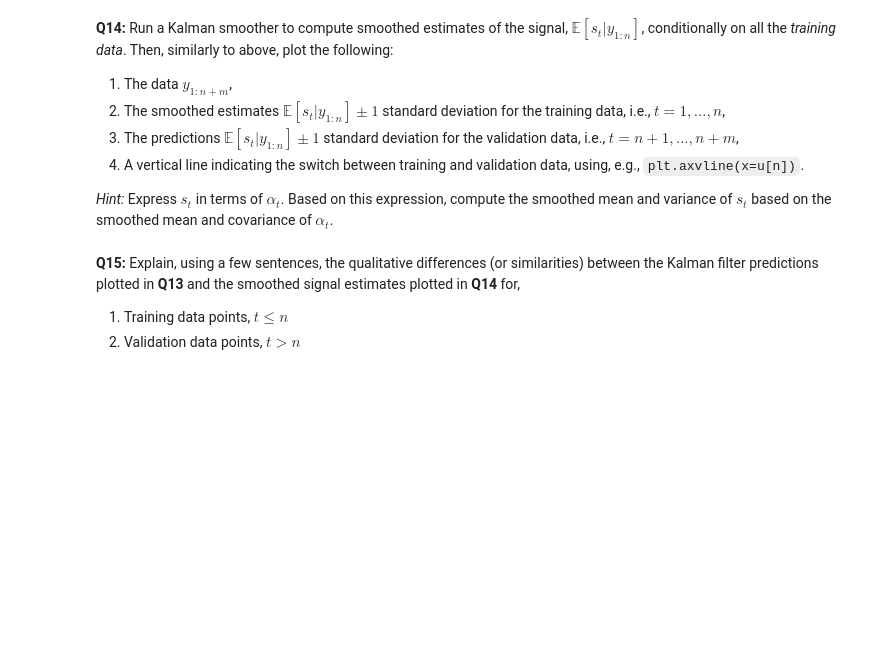
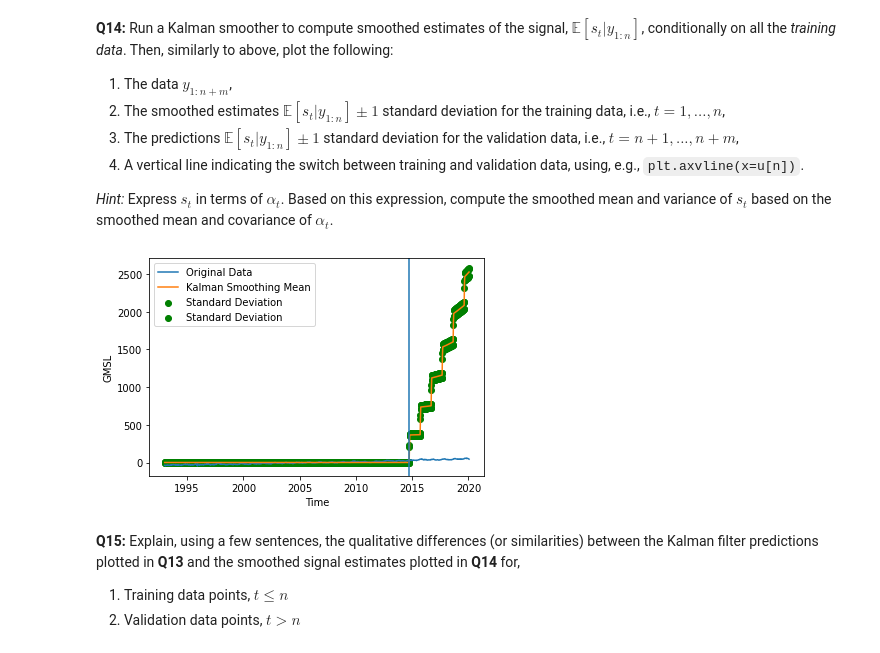
Before and after one commit to amannayak/Time-Series-and-Sequence-Analysis, a Jupyter notebook: Task2/tssl_lab2.ipynb, the cells around one changed output. Cells and saved outputs as stored; diff of their text form; code cells hidden in the pictures; blank space fills up the shorter version.

```diff
--- a/Task2/tssl_lab2.ipynb
+++ b/Task2/tssl_lab2.ipynb
@@ -498,6 +497,37 @@ We can obtain refined, _smoothed,_ estimates of this signal by conditioning on a
 4. A vertical line indicating the switch between training and validation data, using, e.g., `plt.axvline(x=u[n])`.
 
 _Hint:_ Express $s_t$ in terms of $\alpha_t$. Based on this expression, compute the smoothed mean and variance of $s_t$ based on the smoothed mean and covariance of $\alpha_t$.
+# %%
+ksSE = kalman_smoother(yTrain , model , kf)
+# %%
+#since s_t = z * alpha_sum
+
+n = len(yTrain)
+s_tMean = []
+s_tVar = []
+for t in range(0,n):
+  s_tMean.append(Z @ ksSE.alpha_sm[:,:,t])
+  s_tVar.append(((Z @ ksSE.V[:,:,t]) @ np.transpose(Z)) + sigma_eps**2)
+# %%
+from pandas.core.common import flatten
+s_tMean = list(flatten(s_tVar))
+s_tVar = list(flatten(s_tVar))
+# %%
+sd1KS = s_tMean - np.sqrt(s_tVar)
+sd2KS = s_tMean + np.sqrt(s_tVar)
+# %%
+#Data Plot
+plt.plot(u,y ,label = "Original Data")
+plt.plot(u , s_tMean , label = "Kalman Smoothing Mean")
+plt.scatter(u , sd1KS , label = "Standard Deviation" , color = "green")
+plt.scatter(u , sd2KS , label = "Standard Deviation" , color = "green")
+plt.axvline(x=u[801])
+plt.xlabel("Time")
+plt.ylabel("GMSL")
+plt.legend()
+plt.show()
+# %% [output]
+[figure, added]
 # %% [markdown]
 **Q15:** Explain, using a few sentences, the qualitative differences (or similarities) between the Kalman filter predictions plotted in **Q13** and the smoothed signal estimates plotted in **Q14** for,
 1. Training data points, $t \leq n$
```
Also changed, not shown: parts of 7 cells of this notebook.
